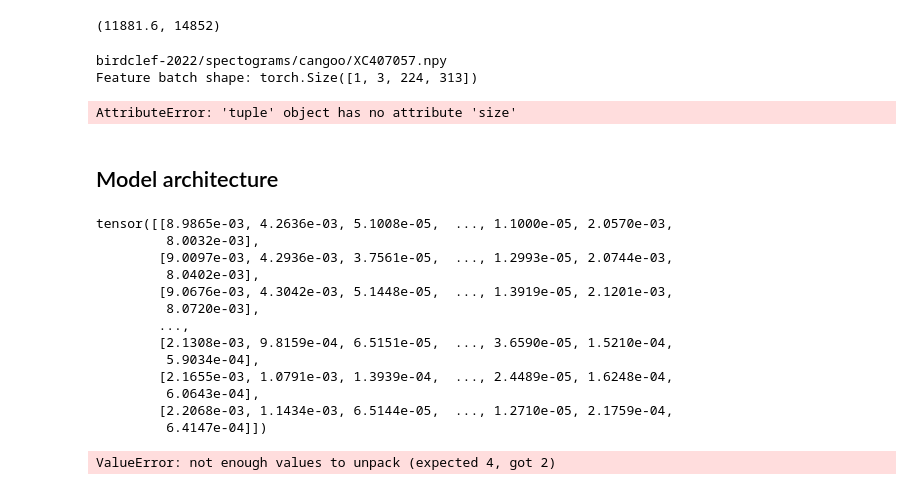
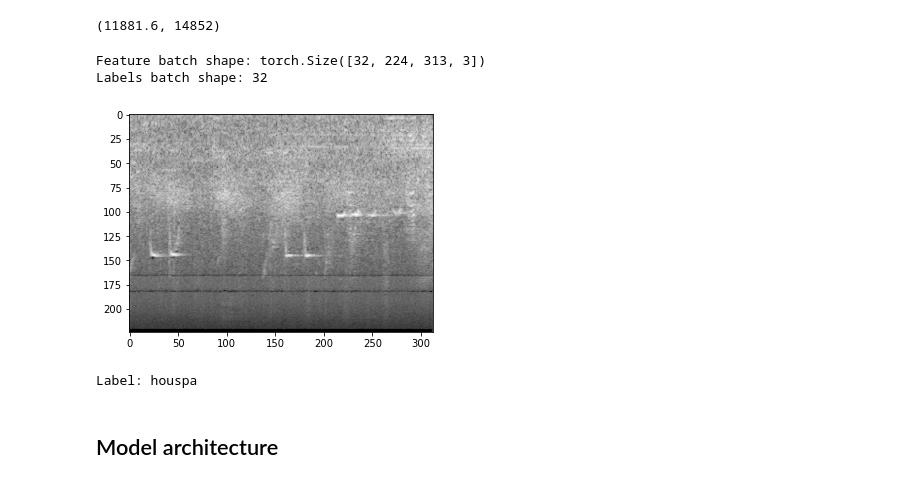
Before and after one commit to KilianFt/birdclef, a Jupyter notebook: birdclef-2022.ipynb, the cells around one changed output. Drawn from its saved outputs; the diff is of its cells as text; code cells hidden in the pictures.

Commit message:
make dataloader and start model

```diff
--- a/birdclef-2022.ipynb
+++ b/birdclef-2022.ipynb
@@ -41,9 +41,8 @@ class CustomDataset(Dataset):
 
     def __getitem__(self, idx):
         img_path = data_dir / (self.labels.iloc[idx].filename[:-4] + ".npy")
-        print(img_path)
-        spect = np.load(img_path)
-        label = self.labels.iloc[idx, 1]
+        spect = np.load(img_path).swapaxes(0,1).swapaxes(1,2)
+        label = self.labels.iloc[idx].primary_label
         if self.transform:
             spect = self.transform(spect)
         if self.target_transform:
@@ -61,21 +60,22 @@ len(dataset) * 0.8, len(dataset)
 (11881.6, 14852)
 # %%
 train_set, val_set = torch.utils.data.random_split(dataset, [11881, 2971], generator=torch.Generator().manual_seed(42))
-train_dataloader = DataLoader(train_set, batch_size=1)
-val_dataloader = DataLoader(val_set, batch_size=1)
+train_dataloader = DataLoader(train_set, batch_size=32)
+val_dataloader = DataLoader(val_set, batch_size=32)
 # %%
 train_features, train_labels = next(iter(train_dataloader))
 print(f"Feature batch shape: {train_features.size()}")
-print(f"Labels batch shape: {train_labels.size()}")
-img = train_features[0].squeeze()
-label = train_labels[0]
-plt.imshow(img.T.swapaxes(0,1), cmap="gray")
+print(f"Labels batch shape: {len(train_labels)}")
+img = train_features[8].squeeze()
+label = train_labels[8]
+plt.imshow(img, cmap="gray")
 plt.show()
 print(f"Label: {label}")
 # %% [output]
-birdclef-2022/spectograms/cangoo/XC407057.npy
-Feature batch shape: torch.Size([1, 3, 224, 313])
+Feature batch shape: torch.Size([32, 224, 313, 3])
+Labels batch shape: 32
+[figure, added]
-AttributeError: 'tuple' object has no attribute 'size'
+Label: houspa
 # %% [markdown]
 ## Model architecture
 # %%
@@ -91,44 +87,0 @@ from einops.layers.torch import Rearrange, Reduce
-# %%
-X_train[0]
-# %% [output]
-tensor([[8.9865e-03, 4.2636e-03, 5.1008e-05,  ..., 1.1000e-05, 2.0570e-03,
-         8.0032e-03],
-        [9.0097e-03, 4.2936e-03, 3.7561e-05,  ..., 1.2993e-05, 2.0744e-03,
-         8.0402e-03],
-        [9.0676e-03, 4.3042e-03, 5.1448e-05,  ..., 1.3919e-05, 2.1201e-03,
-         8.0720e-03],
-        ...,
-        [2.1308e-03, 9.8159e-04, 6.5151e-05,  ..., 3.6590e-05, 1.5210e-04,
-         5.9034e-04],
-        [2.1655e-03, 1.0791e-03, 1.3939e-04,  ..., 2.4489e-05, 1.6248e-04,
-         6.0643e-04],
-        [2.2068e-03, 1.1434e-03, 6.5144e-05,  ..., 1.2710e-05, 2.1759e-04,
-         6.4147e-04]])
-# %%
-class PatchEmbedding(nn.Module):
-  def __init__(self,
-    in_channels: int = 1,
-    patch_size: int = 16,
-    emb_size: int = 768):
-
-    super().__init__()
-    self.proj = nn.Sequential(
-      nn.Conv2d(in_channels,
-        emb_size,
-        kernel_size = patch_size,
-        stride = patch_size),
-      Rearrange('b e (h) (w) -> b (h w) e'),
-    )
-
-    self.cls_token = nn.Parameter(torch.randn(1, 1, emb_size))
-
-  def forward(self, x: Tensor) -> Tensor:
-    b, _, _, _ = x.shape
-    x = self.proj(x)
-    cls_tokens = repeat(self.cls_token, '() n e -> b n e', b = b)
-    x = torch.cat([cls_tokens, x], dim = 1)
-    return x
-
-PatchEmbedding()(X_train[0]).shape
-# %% [output]
-ValueError: not enough values to unpack (expected 4, got 2)
```
Also changed, not shown: parts of 6 cells of this notebook.
